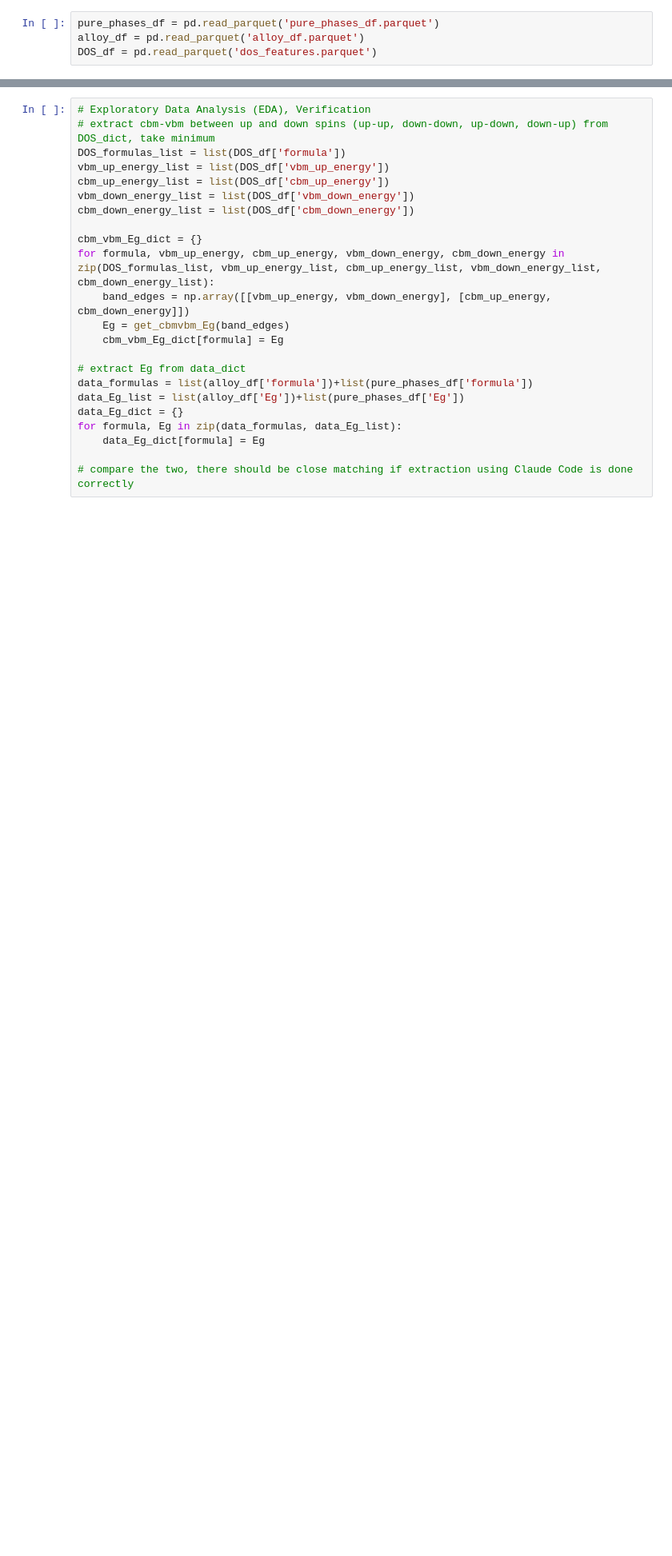
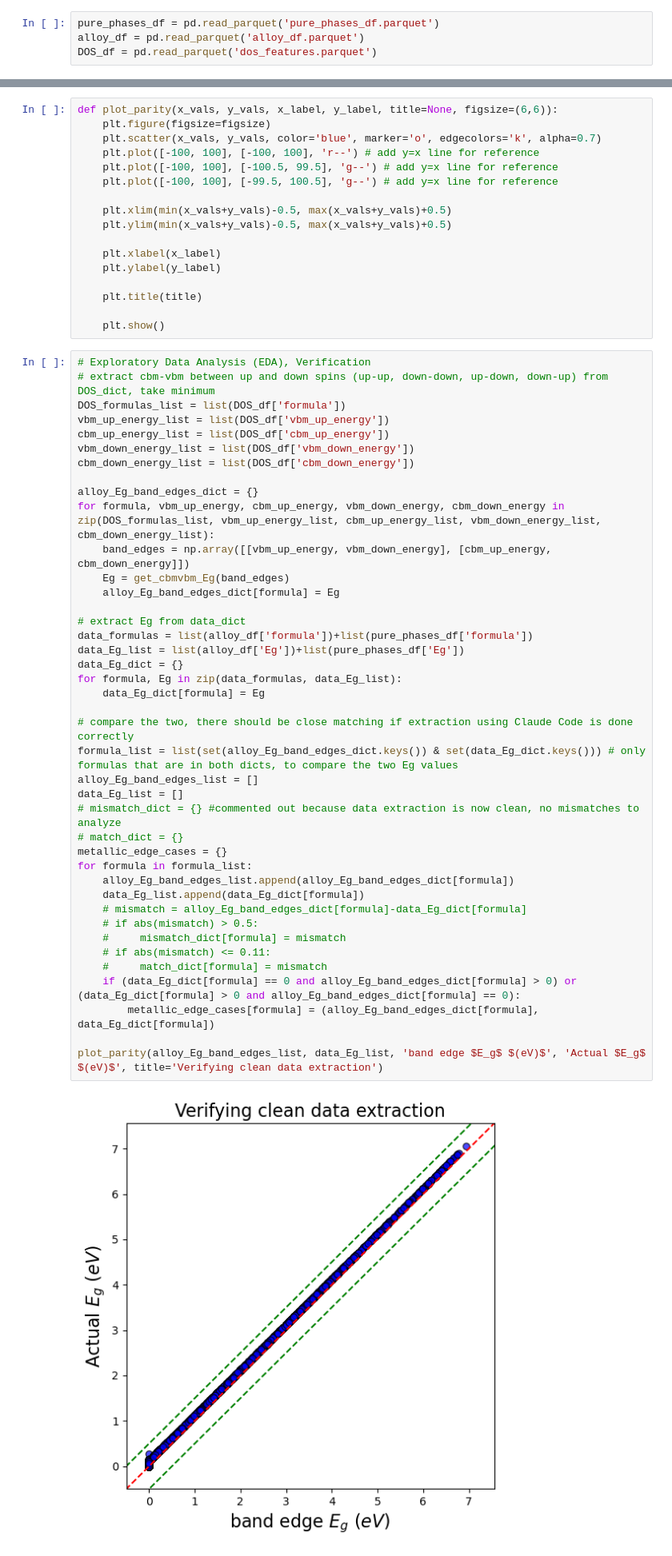
Before and after one commit to suxuen/ML_alloy_halide_perovskites, a Jupyter notebook: exploratory_analysis.ipynb, the cells around one changed output, grey strips where cells are left out. Shown at 80% size. Drawn from its saved outputs; the diff is of its cells as text; blank space fills up the shorter version.

Commit message:
Cleaned up perovskite site label in dataframes, EDA update, decisions file added to track progress

```diff
--- a/exploratory_analysis.ipynb
+++ b/exploratory_analysis.ipynb
@@ -66,24 +74,61 @@ def get_cbmvbm_Eg(band_edges: np.array) -> float:
     return min(Eg_list)
+# %%
+def plot_parity(x_vals, y_vals, x_label, y_label, title=None, figsize=(6,6)):
+    plt.figure(figsize=figsize)
+    plt.scatter(x_vals, y_vals, color='blue', marker='o', edgecolors='k', alpha=0.7)
+    plt.plot([-100, 100], [-100, 100], 'r--') # add y=x line for reference
+    plt.plot([-100, 100], [-100.5, 99.5], 'g--') # add y=x line for reference
+    plt.plot([-100, 100], [-99.5, 100.5], 'g--') # add y=x line for reference
+
+    plt.xlim(min(x_vals+y_vals)-0.5, max(x_vals+y_vals)+0.5)
+    plt.ylim(min(x_vals+y_vals)-0.5, max(x_vals+y_vals)+0.5)
+
+    plt.xlabel(x_label)
+    plt.ylabel(y_label)
+
+    plt.title(title)
+
+    plt.show()
 # %%
 # Exploratory Data Analysis (EDA), Verification
 # extract cbm-vbm between up and down spins (up-up, down-down, up-down, down-up) from DOS_dict, take minimum
 DOS_formulas_list = list(DOS_df['formula'])
 vbm_up_energy_list = list(DOS_df['vbm_up_energy'])
 cbm_up_energy_list = list(DOS_df['cbm_up_energy'])
 vbm_down_energy_list = list(DOS_df['vbm_down_energy'])
 cbm_down_energy_list = list(DOS_df['cbm_down_energy'])
 
-cbm_vbm_Eg_dict = {}
+alloy_Eg_band_edges_dict = {}
 for formula, vbm_up_energy, cbm_up_energy, vbm_down_energy, cbm_down_energy in zip(DOS_formulas_list, vbm_up_energy_list, cbm_up_energy_list, vbm_down_energy_list, cbm_down_energy_list):
     band_edges = np.array([[vbm_up_energy, vbm_down_energy], [cbm_up_energy, cbm_down_energy]])
     Eg = get_cbmvbm_Eg(band_edges)
-    cbm_vbm_Eg_dict[formula] = Eg
+    alloy_Eg_band_edges_dict[formula] = Eg
 
 # extract Eg from data_dict
 data_formulas = list(alloy_df['formula'])+list(pure_phases_df['formula'])
 data_Eg_list = list(alloy_df['Eg'])+list(pure_phases_df['Eg'])
 data_Eg_dict = {}
 for formula, Eg in zip(data_formulas, data_Eg_list):
     data_Eg_dict[formula] = Eg
 
 # compare the two, there should be close matching if extraction using Claude Code is done correctly
+formula_list = list(set(alloy_Eg_band_edges_dict.keys()) & set(data_Eg_dict.keys())) # only formulas that are in both dicts, to compare the two Eg values
+alloy_Eg_band_edges_list = []
+data_Eg_list = []
+# mismatch_dict = {} #commented out because data extraction is now clean, no mismatches to analyze
+# match_dict = {}
+metallic_edge_cases = {}
+for formula in formula_list:
+    alloy_Eg_band_edges_list.append(alloy_Eg_band_edges_dict[formula])
+    data_Eg_list.append(data_Eg_dict[formula])
+    # mismatch = alloy_Eg_band_edges_dict[formula]-data_Eg_dict[formula]
+    # if abs(mismatch) > 0.5:
+    #     mismatch_dict[formula] = mismatch
+    # if abs(mismatch) <= 0.11:
+    #     match_dict[formula] = mismatch
+    if (data_Eg_dict[formula] == 0 and alloy_Eg_band_edges_dict[formula] > 0) or (data_Eg_dict[formula] > 0 and alloy_Eg_band_edges_dict[formula] == 0):
+        metallic_edge_cases[formula] = (alloy_Eg_band_edges_dict[formula], data_Eg_dict[formula])
+
+plot_parity(alloy_Eg_band_edges_list, data_Eg_list, 'band edge $E_g$ $(eV)$', 'Actual $E_g$ $(eV)$', title='Verifying clean data extraction')
+# %% [output]
+[figure, added]
```
Also changed, not shown: parts of 20 cells of this notebook, 6 other files.
